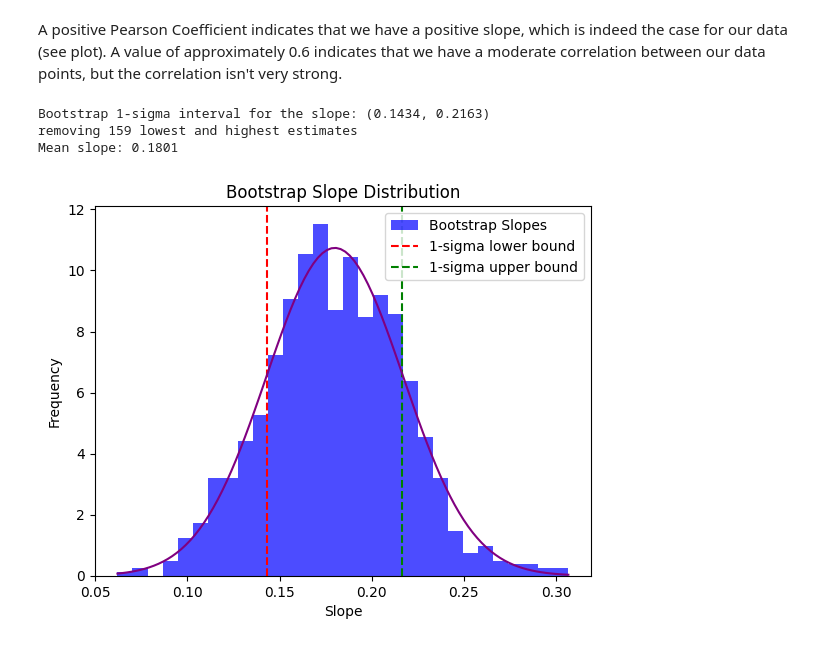
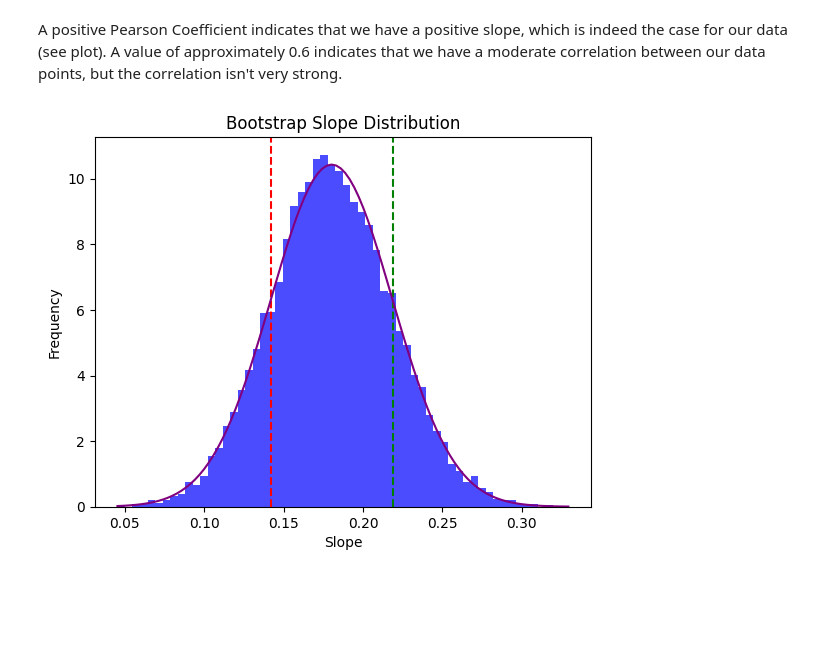
Before and after one commit to ThomasSchallar/statistics, a Jupyter notebook: 3. Statistical Inference .ipynb, the cells around one changed output. Drawn from its saved outputs; the diff is of its cells as text; code cells hidden in the pictures; blank space fills up the shorter version.

```diff
--- a/3. Statistical Inference .ipynb
+++ b/3. Statistical Inference .ipynb
@@ -521,12 +521,13 @@ Error:0.03782601786688617
 # %%
 import random
 #Number of bootstrap samples
-n_bootstrap = 1000
+n_bootstrap = 10000
 N= len(max_obs_mag)
 
 
 # Store bootstrap slopes
 bootstrap_slopes = []
+
 
 # Perform bootstrap resampling
 for _ in range(n_bootstrap):
@@ -543,7 +544,8 @@ for _ in range(n_bootstrap):
     # Store the slope
     bootstrap_slopes.append(slope)
 
-bootstrap_slopes.sort()
+
+bootstrap_slopes = np.sort(bootstrap_slopes)
 
 # Compute the 1-sigma interval (16th and 84th percentiles)
 lower_bound = np.percentile(bootstrap_slopes, 16)
@@ -559,7 +561,7 @@ cut= bootstrap_slopes[remove:-remove]
 print(f"Mean slope: {np.mean(cut):.4f}")
 
 # Plot the distribution of bootstrap slopes
-plt.hist(bootstrap_slopes, bins=30, alpha=0.7, color='blue', label='Bootstrap Slopes')
+plt.hist(bootstrap_slopes, bins=60, alpha=0.7, color='blue', label='Bootstrap Slopes')
 plt.axvline(lower_bound, color='red', linestyle='--', label='1-sigma lower bound')
 plt.axvline(upper_bound, color='green', linestyle='--', label='1-sigma upper bound')
 plt.xlabel('Slope')
@@ -599,65 +601,19 @@ The Pearson Coefficient =  0.6020304908319192
 A positive Pearson Coefficient indicates that we have a positive slope, which is indeed the case for our data (see plot). A value of approximately 0.6 indicates that we have a moderate correlation between our data points, but the correlation isn't very strong.
 # %%
 from scipy.stats import norm
-# Number of bootstrap samples
-n_bootstrap = 1000
-N= len(max_obs_mag)
 
-# Store bootstrap slopes
-bootstrap_slopes = []
-
-# Perform bootstrap resampling
-for _ in range(n_bootstrap):
-    # Resample data with replacement
-    indices = np.random.randint(0, N, N)
-
-    resampled_mag = max_obs_mag[indices]
-    resampled_log_dist = log_dist[indices]
-
-    # Fit linear regression to the resampled data
-    coefficients = np.polyfit(resampled_mag, resampled_log_dist, deg=1)
-    slope = coefficients[0]
-
-    # Store the slope
-    bootstrap_slopes.append(slope)
-
-
-bootstrap_slopes = np.sort(bootstrap_slopes)
-
-# Compute the 1-sigma interval (16th and 84th percentiles)
-lower_bound = np.percentile(bootstrap_slopes, 16)
-upper_bound = np.percentile(bootstrap_slopes, 84)
-
-# Print results
-print(f"Bootstrap 1-sigma interval for the slope: ({lower_bound:.4f}, {upper_bound:.4f})")
-
-alpha= 0.318
-remove= int(n_bootstrap*alpha/2)
-print(f"removing {remove} lowest and highest estimates")
-cut= bootstrap_slopes[remove:-remove]
-print(f"Mean slope: {np.mean(cut):.4f}")
-
-#print(f"Mean slope: {np.mean(bootstrap_slopes):.4f}")
-#print(f"cut{cut}")
-#print(f"no cut{bootstrap_slopes}")
-
-# Plot the distribution of bootstrap slopes
-plt.hist(bootstrap_slopes, bins=30, alpha=0.7, color='blue', label='Bootstrap Slopes', density=True)
+plt.hist(bootstrap_slopes, bins=60, alpha=0.7, color='blue', label='Bootstrap Slopes', density=True)
 plt.axvline(lower_bound, color='red', linestyle='--', label='1-sigma lower bound')
 plt.axvline(upper_bound, color='green', linestyle='--', label='1-sigma upper bound')
 plt.xlabel('Slope')
 plt.ylabel('Frequency')
 plt.title('Bootstrap Slope Distribution')
-plt.legend()
 
 # fit a gaussian distribution
 x = np.linspace(min(bootstrap_slopes),max(bootstrap_slopes),100)
 pdf= norm.pdf(x,np.mean(bootstrap_slopes),np.std(bootstrap_slopes))
 
 plt.plot(x, pdf, 'purple')
 plt.show()
 # %% [output]
-Bootstrap 1-sigma interval for the slope: (0.1434, 0.2163)
-removing 159 lowest and highest estimates
-Mean slope: 0.1801
-[figure, old version]
+[figure, new version]
```
Also changed, not shown: parts of 1 cell of this notebook.
